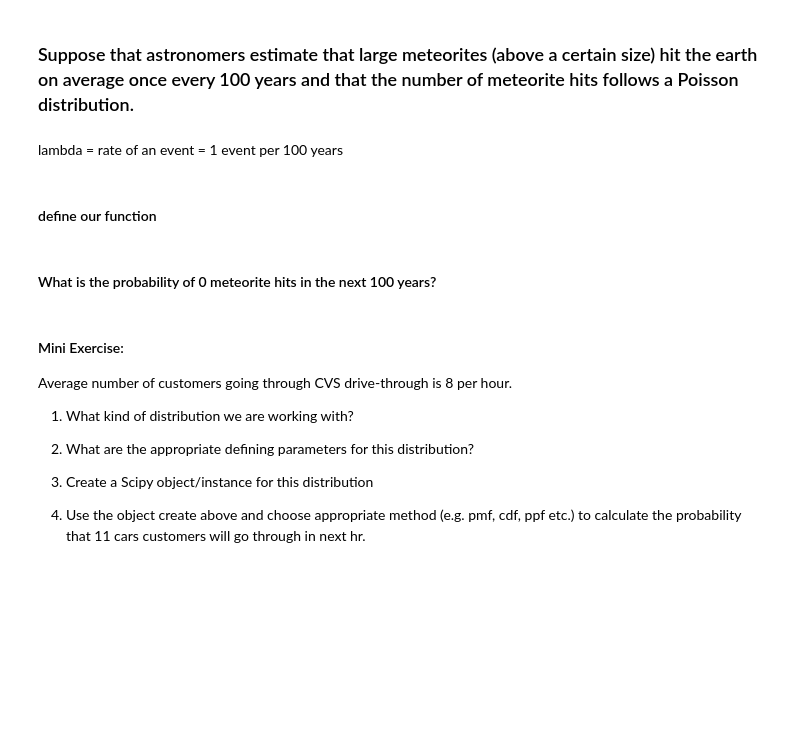
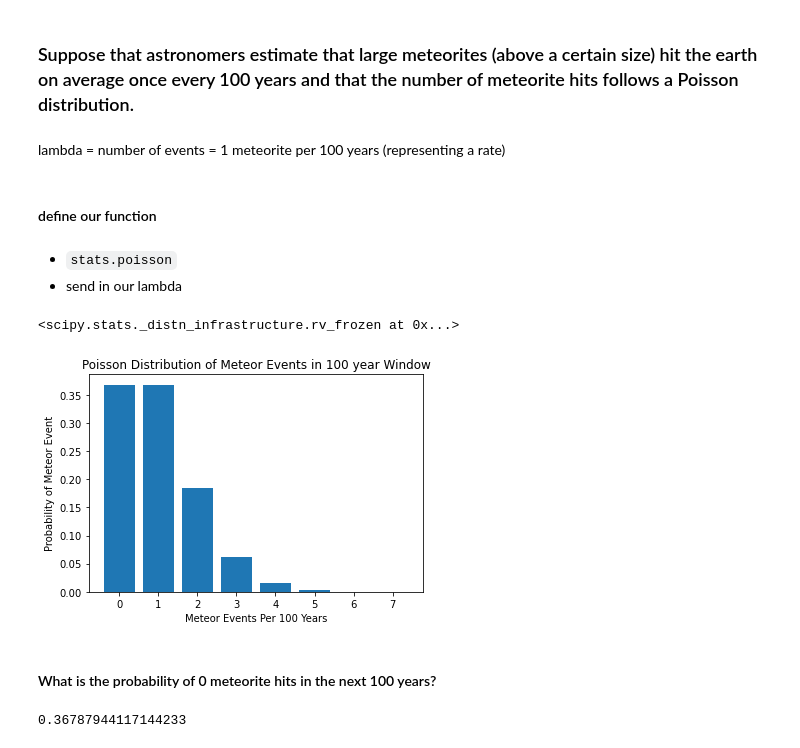
Before and after one commit to CodeupClassroom/pagel-statistics-exercises, a Jupyter notebook: probability_distributions.ipynb, the cells around one changed output. Cells and saved outputs as stored; diff of their text form; code cells hidden in the pictures; blank space fills up the shorter version.

```diff
--- a/probability_distributions.ipynb
+++ b/probability_distributions.ipynb
@@ -430,43 +610,41 @@ Examples:
 # %% [markdown]
 ### Suppose that astronomers estimate that large meteorites (above a certain size) hit the earth on average once every 100 years and that the number of meteorite hits follows a Poisson distribution.
 # %% [markdown]
-lambda = rate of an event = 1 event per 100 years
+lambda = number of events = 1 meteorite per 100 years (representing a rate)
 # %% [markdown]
 #### define our function
+# %% [markdown]
+- `stats.poisson`
+- send in our lambda
 # %%
 #lambda
 #don't overwrite the lambda function!
+lamb = 1
 # %%
-#set the distribution
+#set the distributiosn
+meteor_dist = stats.poisson(lamb)
+meteor_dist
+# %% [output]
+<scipy.stats._distn_infrastructure.rv_frozen at 0x...>
 # %%
 #plot the data
-# x = np.arange(0,8)
-# y = [meteors.pmf(i) for i in x]
+x = np.arange(0,8)
+y = [meteor_dist.pmf(i) for i in x]
 
-# plt.bar(x,y)
+plt.bar(x,y)
 
-# plt.xlabel('Meteor Events Per 100 Years')
-# plt.ylabel('Probability of Meteor Event')
-# plt.title('Poisson Distribution of Meteor Events in 100 year Window')
-# plt.show()
+plt.xlabel('Meteor Events Per 100 Years')
+plt.ylabel('Probability of Meteor Event')
+plt.title('Poisson Distribution of Meteor Events in 100 year Window')
+plt.show()
+# %% [output]
+[figure, added]
 # %% [markdown]
 #### What is the probability of 0 meteorite hits in the next 100 years?
-# %% [markdown]
-#### Mini Exercise:
-
-Average number of customers going through CVS drive-through is 8 per hour.
-
-1. What kind of distribution we are working with?
-
-
-2. What are the appropriate defining parameters for this distribution?
-
-
-3. Create a Scipy object/instance for this distribution
-
-
-
-4. Use the object create above and choose appropriate method (e.g. pmf, cdf, ppf etc.) to calculate the probability that 11 cars customers will go through in next hr.
+# %%
+meteor_dist.pmf(0)
+# %% [output]
+0.36787944117144233
 # %% [markdown]
 ## Summary:
 
```
Also changed, not shown: parts of 57 cells of this notebook.
